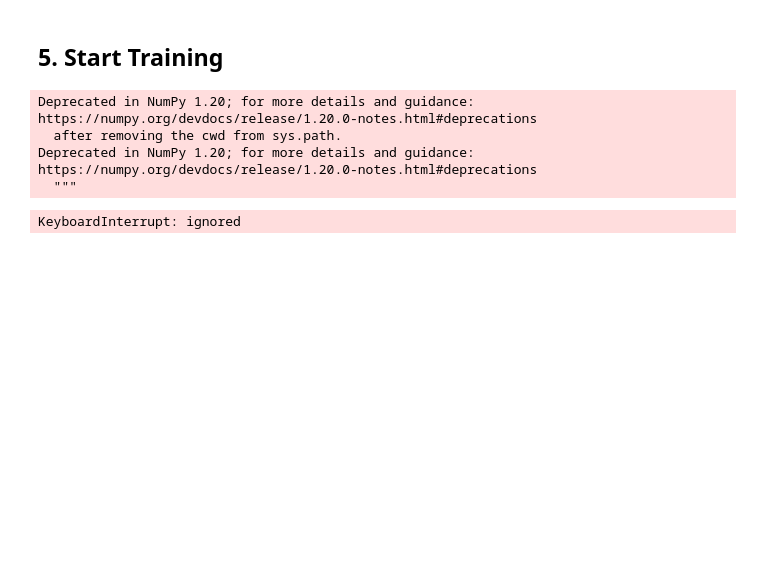
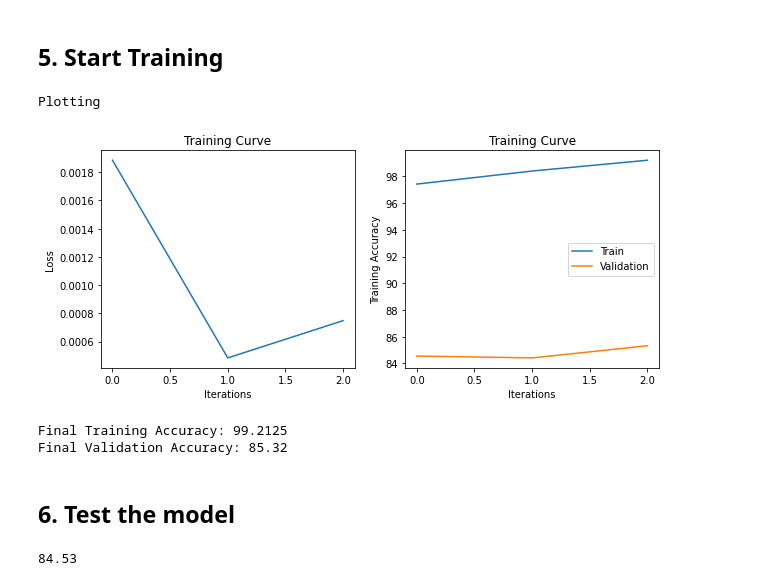
Before and after one commit to GwiHwan-Go/Reproduce_CutMix, a Jupyter notebook: Training/CutMix_cifar10.ipynb, the cells around one changed output. Drawn from its saved outputs; the diff is of its cells as text; code cells hidden in the pictures; blank space fills up the shorter version.

```diff
--- a/Training/CutMix_cifar10.ipynb
+++ b/Training/CutMix_cifar10.ipynb
@@ -62,8 +74,8 @@ class labels: tensor([1, 8, 1, 3, 7, 5, 3, 6, 4, 0, 1, 6, 9, 6, 5, 5, 6, 3, 9, 7
 def cut(W,H,lam):
 
     cut_rat = np.sqrt(1. - lam)
-    cut_w = np.int(W * cut_rat)
-    cut_h = np.int(H * cut_rat)
+    cut_w = np.int64(W * cut_rat)
+    cut_h = np.int64(H * cut_rat)
 
     # uniform
     cx = np.random.randint(W)
@@ -108,24 +111,23 @@ Clipping input data to the valid range for imshow with RGB data ([0..1] for floa
 # %% [markdown]
 ## 4. Make model
 # %%
-!pip install pretrainedmodels
 from torch.nn import Linear
-import pretrainedmodels
+from torchvision import models
 
-model_name = 'resnet34'
-model = pretrainedmodels.__dict__[model_name](pretrained='imagenet')
+# VGG16 Model Loading
+use_pretrained = True
+model = models.resnet50(pretrained=use_pretrained)
+## 우리 이미지 사이즈에 맞게 튜닝
 
-## 우리 이미지 사이즈에 맞게 튜닝
-in_features = model.last_linear.in_features
-model.last_linear = torch.nn.Linear(in_features, len(classes))
+model.fc = torch.nn.Linear(2048, len(classes))
 
 device = torch.device('cuda' if torch.cuda.is_available() else 'cpu')
 print(device)
 model = model.to(device)
 
-scheduler = torch.optim.lr_scheduler.ReduceLROnPlateau(optimizer,
-                                                      mode='max',
-                                                      verbose=True,
-                                                      patience=7,
-                                                      factor=0.5)
+# scheduler = torch.optim.lr_scheduler.ReduceLROnPlateau(optimizer,
+                                                      # mode='max',
+                                                      # verbose=True,
+                                                      # patience=7,
+                                                      # factor=0.5)
 # %% [output]
@@ -234,10 +225,15 @@ def train_model(model,
 # %%
-train_model(model, train_loader, test_loader, n_iters=500,
+train_model(model, train_loader, valid_loader, n_iters=3,
                 learn_rate=0.001, batch_size=128,
-            weight_decay=0, iscutmix=1)
+            weight_decay=0, iscutmix=0)
 # %% [output]
-Deprecated in NumPy 1.20; for more details and guidance: https://numpy.org/devdocs/release/1.20.0-notes.html#deprecations
-  after removing the cwd from sys.path.
-Deprecated in NumPy 1.20; for more details and guidance: https://numpy.org/devdocs/release/1.20.0-notes.html#deprecations
-  """
+Plotting
+[figure, added]
-KeyboardInterrupt: ignored
+Final Training Accuracy: 99.2125
+Final Validation Accuracy: 85.32
+# %% [markdown]
+## 6. Test the model
+# %%
+get_accuracy(model, test_loader)
+# %% [output]
+84.53
```
Also changed, not shown: parts of 8 cells of this notebook.
